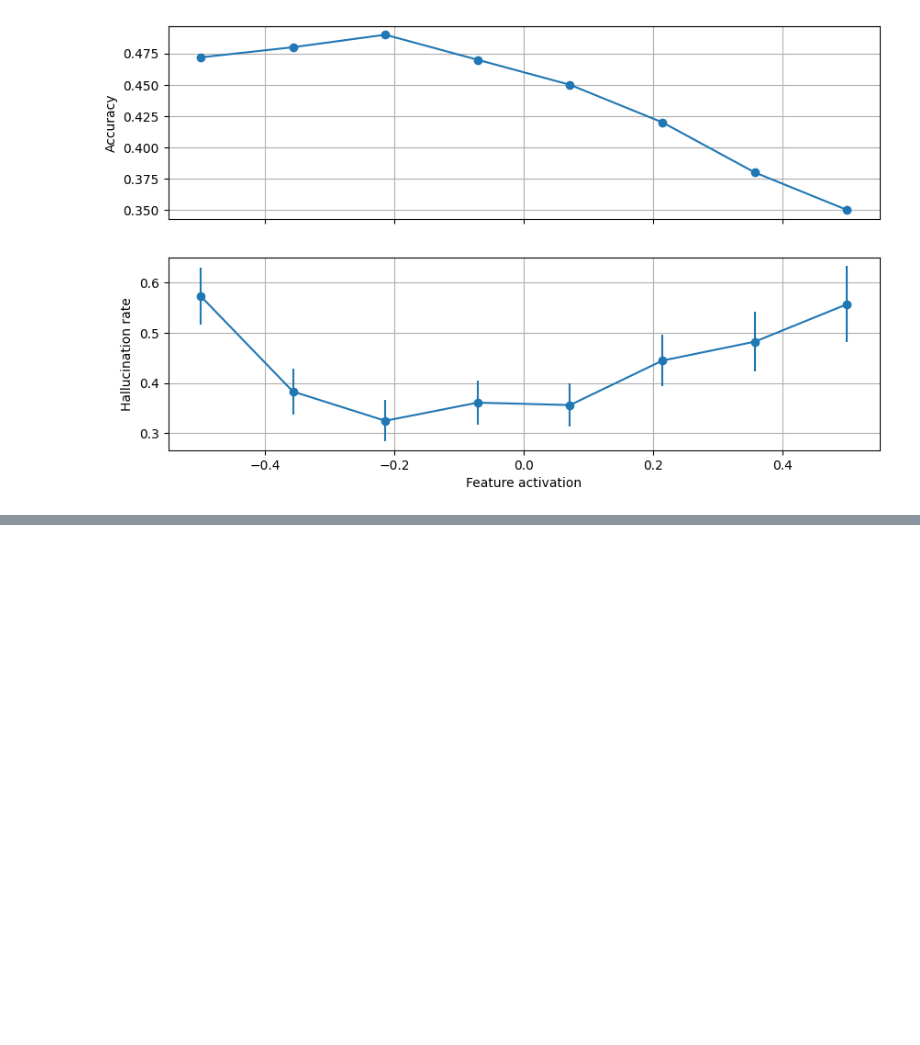
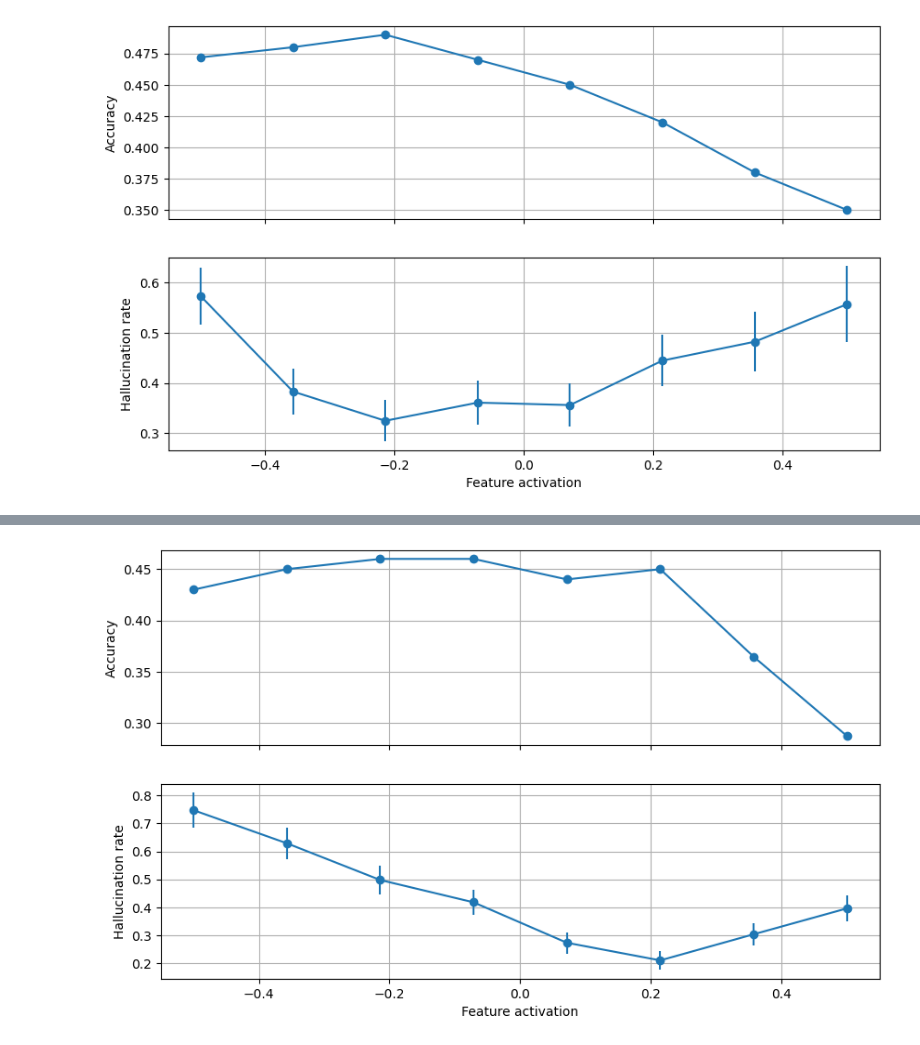
Before and after one commit to Mechanistic-Interpretability-Hackathon/Hallucination-Robustness-Medical-Q-A, a Jupyter notebook: src/notebooks/hallucination_analysis.ipynb, the cells around one changed output, grey strips where cells are left out. Drawn from its saved outputs; the diff is of its cells as text; code cells hidden in the pictures; blank space fills up the shorter version.

Commit message:
clean results notebook

```diff
--- a/src/notebooks/hallucination_analysis.ipynb
+++ b/src/notebooks/hallucination_analysis.ipynb
@@ -125,0 +78,3 @@ axs[1].grid()
+# %%
+df_results = pd.read_csv('../data/feature_1_benchmark_results.tsv', sep='\t')
+df_results
@@ -125,0 +91,21 @@ axs[1].grid()
+# %%
+feature_activations = df_results['feature_activation'].values
+hallucination_rates = df_results['hallucination_rate'].values
+hallucination_rate_errors = df_results['hallucination_rate_error'].values
+accuracies = df_results['accuracy'].values
+
+# Plot both accuracy and hallucination rate vs feature activation
+fig, axs = plt.subplots(2, 1, figsize=(10, 6), sharex=True)
+
+# Plot the accuracy vs feature activation
+axs[0].errorbar(feature_activations, accuracies, fmt='o-')
+axs[0].set_ylabel('Accuracy')
+axs[0].grid()
+
+# Plot the hallucination rate vs feature activation
+axs[1].errorbar(feature_activations, hallucination_rates, yerr=hallucination_rate_errors, fmt='o-')
+axs[1].set_xlabel('Feature activation')
+axs[1].set_ylabel('Hallucination rate')
+axs[1].grid()
+# %% [output]
+[figure, added]
```
Also changed, not shown: parts of 9 cells of this notebook.
